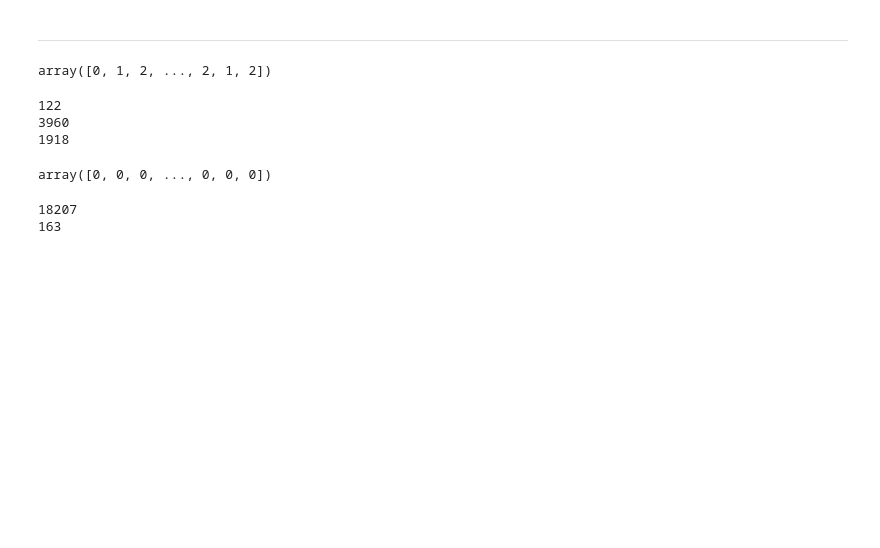
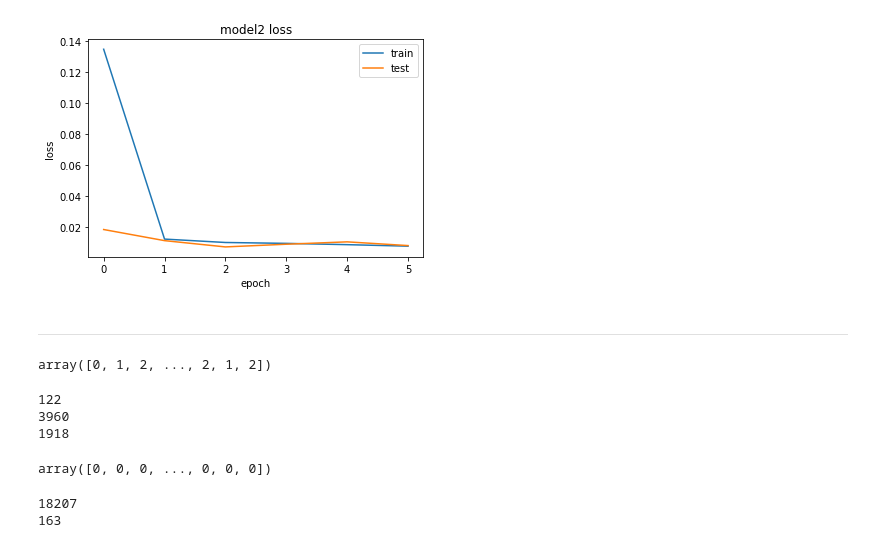
Before and after one commit to sunghyun1356/K-water-, a Jupyter notebook: DNN.ipynb, the cells around one changed output. Cells and saved outputs as stored; diff of their text form; code cells hidden in the pictures; blank space fills up the shorter version.

```diff
--- a/DNN.ipynb
+++ b/DNN.ipynb
@@ -200,3 +234,14 @@ model2.evaluate(x2_test, y2_test)
+# %%
+plt.plot(history2.history['loss'])
+plt.plot(history2.history['val_loss'])
+plt.title('model2 loss')
+plt.xlabel('epoch')
+plt.ylabel('loss')
+plt.legend(['train', 'test'], loc ='upper right')
+plt.savefig('./model2_loss.png')
+plt.show()
+# %% [output]
+[figure, added]
 # %% [markdown]
 ------
 # %%
```
Also changed, not shown: parts of 12 cells of this notebook, 4 other files.
